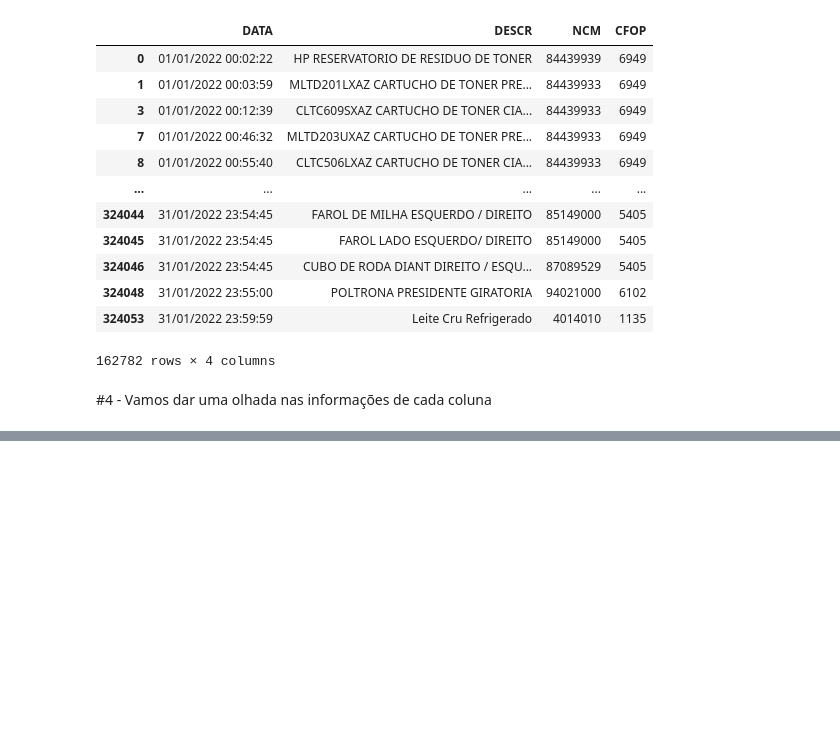
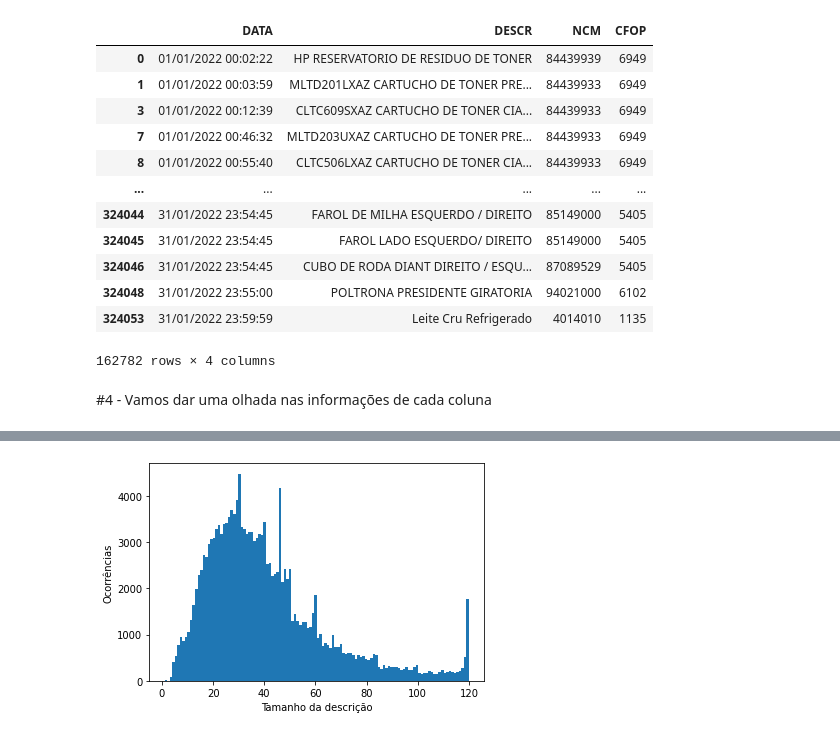
Before and after one commit to mfilipak/AFRAC_IA, a Jupyter notebook: 001_EDA_(Dados_do_Portal_da_cidadânia).ipynb, the cells around one changed output, grey strips where cells are left out. Saved outputs shown, nothing was run; the diff lists cells and outputs as text; code cells hidden in the pictures; blank space fills up the shorter version.

```diff
--- a/001_EDA_(Dados_do_Portal_da_cidadânia).ipynb
+++ b/001_EDA_(Dados_do_Portal_da_cidadânia).ipynb
@@ -79,0 +126,8 @@ len(df2["CFOP"].unique()),len(df2['NCM'].unique())
+# %%
+text_lengths = np.array([len(_) for _ in df2['DESCR']])
+plt.hist(text_lengths, bins=120)
+plt.ylabel("Ocorrências")
+plt.xlabel("Tamanho da descrição")
+plt.show()
+# %% [output]
+[figure, added]
```
Also changed, not shown: parts of 4 cells of this notebook.
